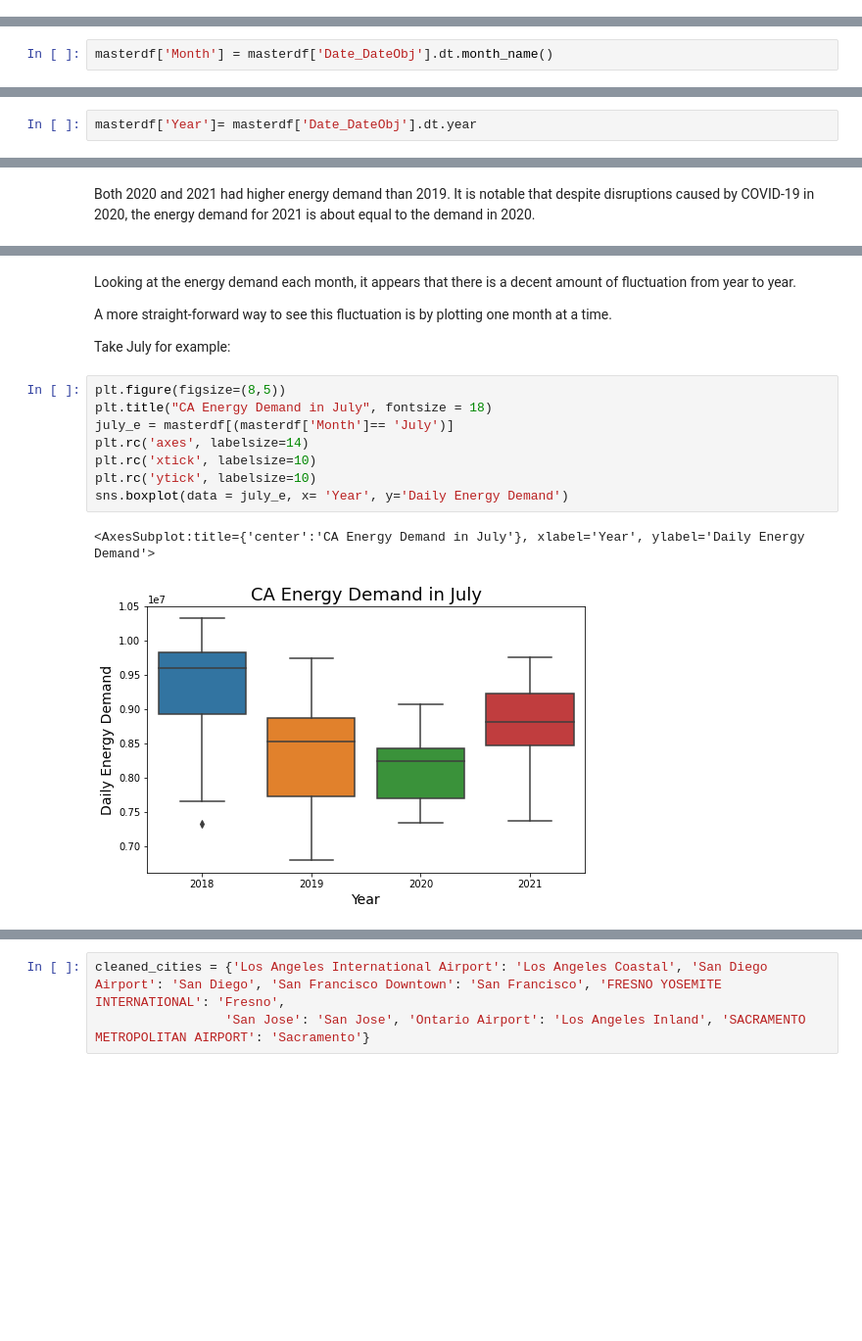
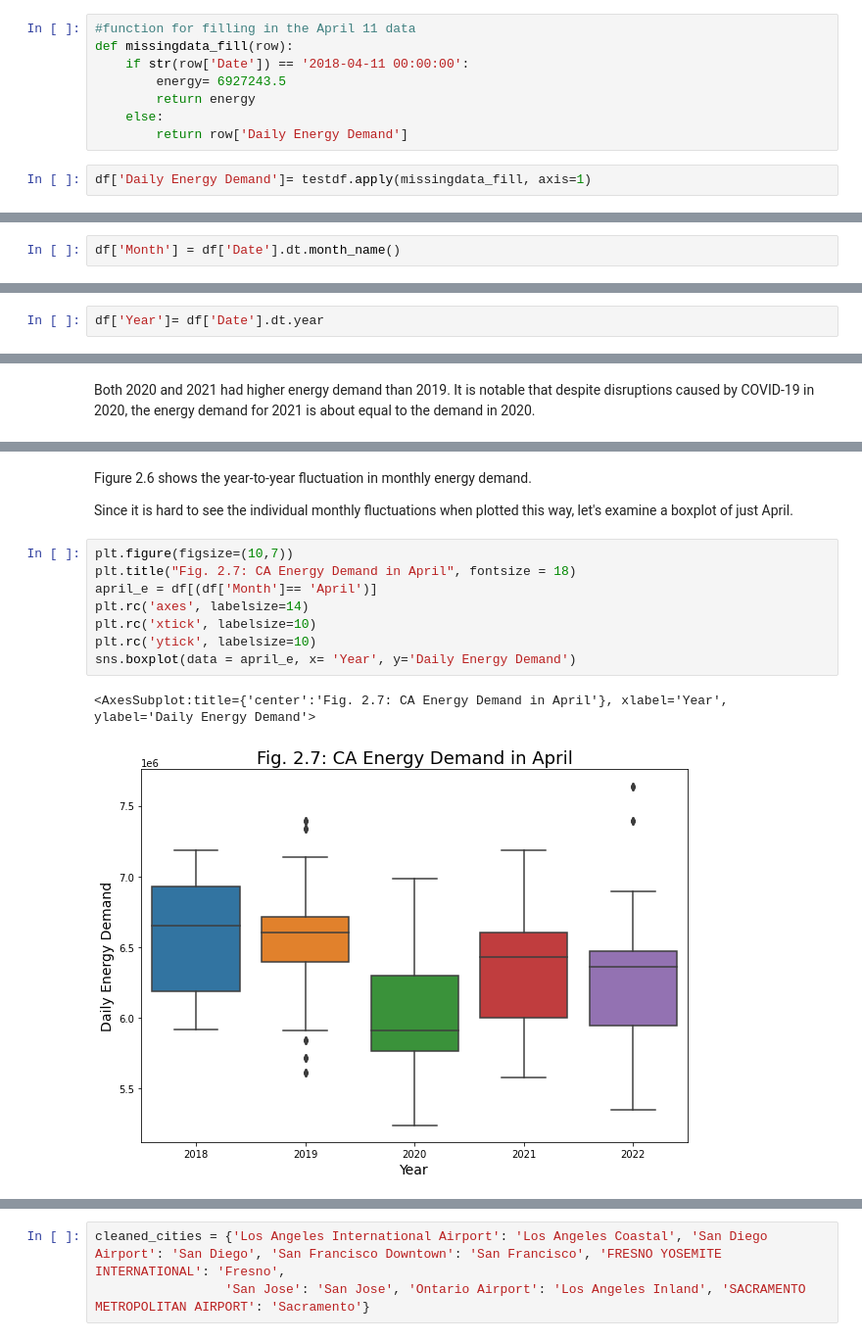
Before and after one commit to AuroraGinzburg/ML_Portfolio, a Jupyter notebook: Portfolio Projects/Weather and Energy/2-Data Cleaning and EDA.ipynb, the cells around one changed output, grey strips where cells are left out. Shown at 98% size. Drawn from its saved outputs; the diff is of its cells as text; blank space fills up the shorter version.

```diff
--- a/Portfolio Projects/Weather and Energy/2-Data Cleaning and EDA.ipynb
+++ b/Portfolio Projects/Weather and Energy/2-Data Cleaning and EDA.ipynb
@@ -324,0 +189,10 @@ The statistics above are used to calculate the values in the boxplot. Note that
+# %%
+#function for filling in the April 11 data
+def missingdata_fill(row):
+    if str(row['Date']) == '2018-04-11 00:00:00':
+        energy= 6927243.5
+        return energy
+    else:
+        return row['Daily Energy Demand']
+# %%
+df['Daily Energy Demand']= testdf.apply(missingdata_fill, axis=1)
@@ -325,7 +232,7 @@ The statistics above are used to calculate the values in the boxplot. Note that
 # %% [markdown]
 Creating a feature for month using the month_name function
 # %%
-masterdf['Month'] = masterdf['Date_DateObj'].dt.month_name()
+df['Month'] = df['Date'].dt.month_name()
 # %% [markdown]
 Specifying the month order for plotting
 # %%
@@ -368,3 +275,3 @@ We know that the first and final years in the data set are incomplete, so having
 # %%
-masterdf['Year']= masterdf['Date_DateObj'].dt.year
+df['Year']= df['Date'].dt.year
 # %%
@@ -400,18 +307,16 @@ sns.lineplot(data=lineplotdata, x='Month', y='Daily Energy Demand', hue='Year')
-# %% [markdown]
-Looking at the energy demand each month, it appears that there is a decent amount of fluctuation from year to year.
-
-A more straight-forward way to see this fluctuation is by plotting one month at a time.
-
-Take July for example:
+# %% [markdown]
+Figure 2.6 shows the year-to-year fluctuation in monthly energy demand.
+
+Since it is hard to see the individual monthly fluctuations when plotted this way, let's examine a boxplot of just April.
 # %%
-plt.figure(figsize=(8,5))
-plt.title("CA Energy Demand in July", fontsize = 18)
-july_e = masterdf[(masterdf['Month']== 'July')]
+plt.figure(figsize=(10,7))
+plt.title("Fig. 2.7: CA Energy Demand in April", fontsize = 18)
+april_e = df[(df['Month']== 'April')]
 plt.rc('axes', labelsize=14)
 plt.rc('xtick', labelsize=10)
 plt.rc('ytick', labelsize=10)
-sns.boxplot(data = july_e, x= 'Year', y='Daily Energy Demand')
+sns.boxplot(data = april_e, x= 'Year', y='Daily Energy Demand')
 # %% [output]
-<AxesSubplot:title={'center':'CA Energy Demand in July'}, xlabel='Year', ylabel='Daily Energy Demand'>
+<AxesSubplot:title={'center':'Fig. 2.7: CA Energy Demand in April'}, xlabel='Year', ylabel='Daily Energy Demand'>
-[figure, old version]
+[figure, new version]
 # %% [markdown]
```
Also changed, not shown: parts of 121 cells of this notebook, 1 other file.
